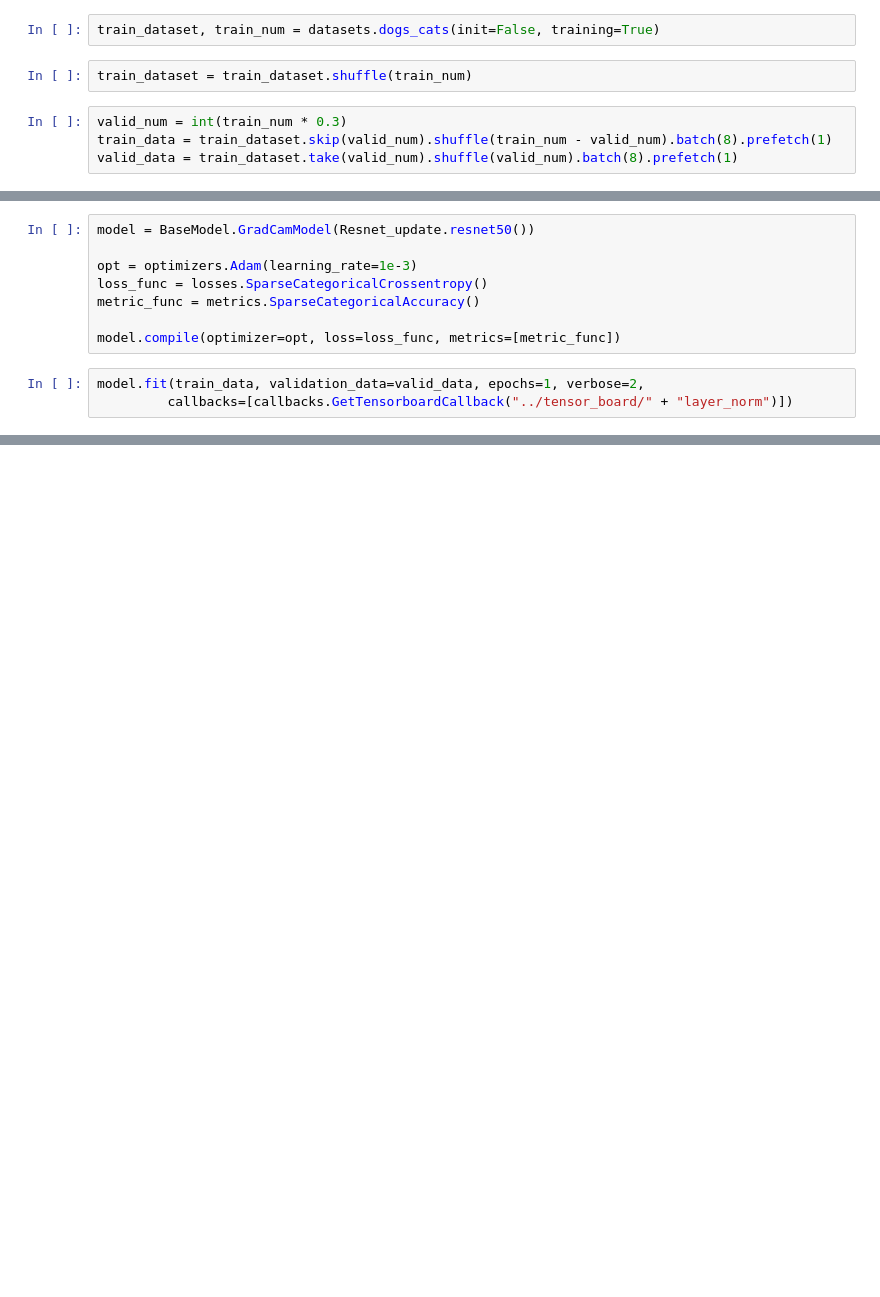
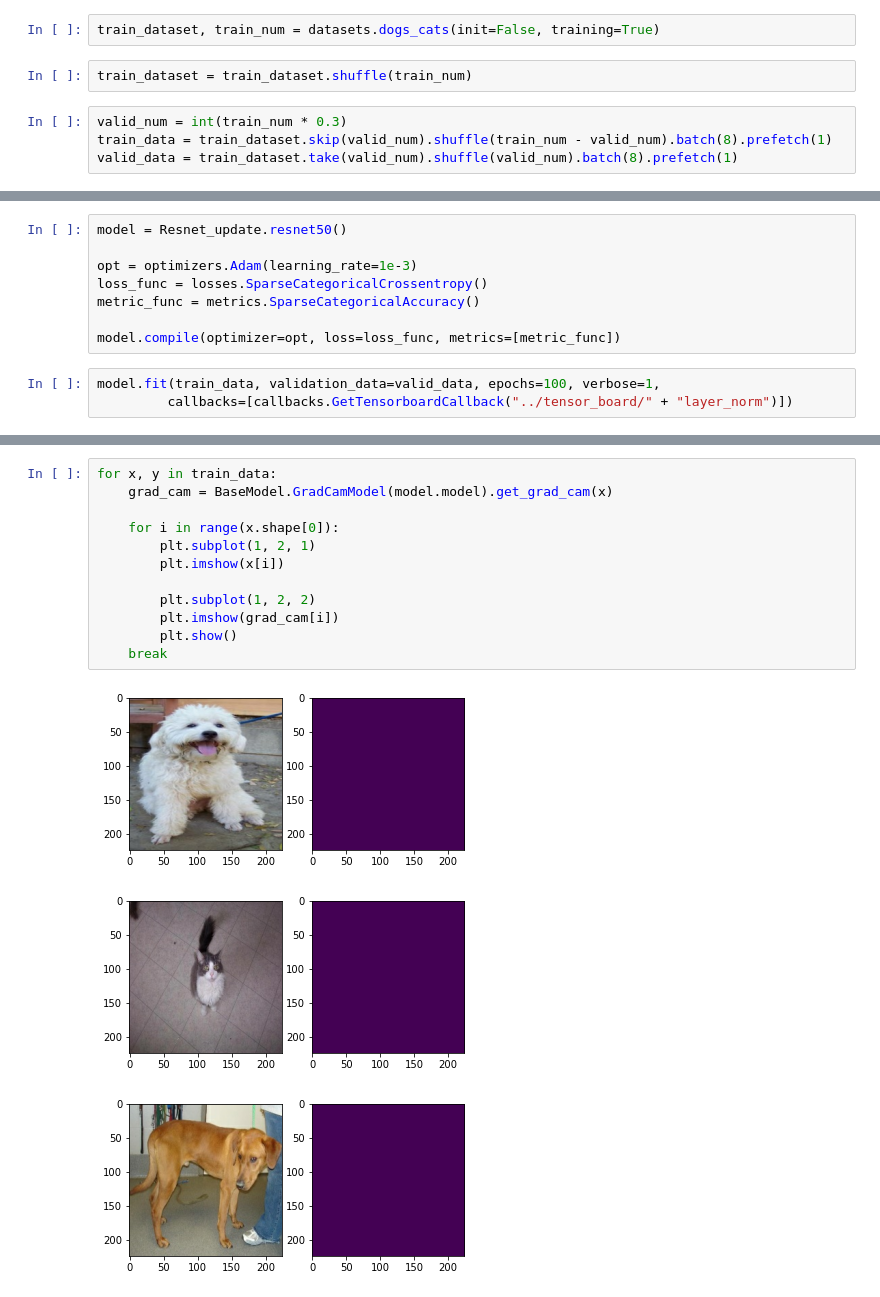
Before and after one commit to jskim-research/Impl_common_AI, a Jupyter notebook: src/test_notebook.ipynb, the cells around one changed output, grey strips where cells are left out. Cells and saved outputs as stored; diff of their text form; blank space fills up the shorter version.

Commit message:
Test: grad cam test code 추가

```diff
--- a/src/test_notebook.ipynb
+++ b/src/test_notebook.ipynb
@@ -32,5 +32,5 @@ for x, y in train_data:
 # %%
-model = BaseModel.GradCamModel(Resnet_update.resnet50())
+model = Resnet_update.resnet50()
 
 opt = optimizers.Adam(learning_rate=1e-3)
 loss_func = losses.SparseCategoricalCrossentropy()
@@ -38,6 +38,6 @@ metric_func = metrics.SparseCategoricalAccuracy()
 
 model.compile(optimizer=opt, loss=loss_func, metrics=[metric_func])
 # %%
-model.fit(train_data, validation_data=valid_data, epochs=1, verbose=2,
+model.fit(train_data, validation_data=valid_data, epochs=100, verbose=1,
          callbacks=[callbacks.GetTensorboardCallback("../tensor_board/" + "layer_norm")])
 # %% [output]
@@ -45 +61,17 @@ model.fit(train_data, validation_data=valid_data, epochs=1, verbose=2,
 <keras.callbacks.History at 0x...>
+# %%
+for x, y in train_data:
+    grad_cam = BaseModel.GradCamModel(model.model).get_grad_cam(x)
+
+    for i in range(x.shape[0]):
+        plt.subplot(1, 2, 1)
+        plt.imshow(x[i])
+
+        plt.subplot(1, 2, 2)
+        plt.imshow(grad_cam[i])
+        plt.show()
+    break
+# %% [output]
+[figure, added]
+[figure, added]
+[figure, added]
```
Also changed, not shown: parts of 3 cells of this notebook, 2 other files.
